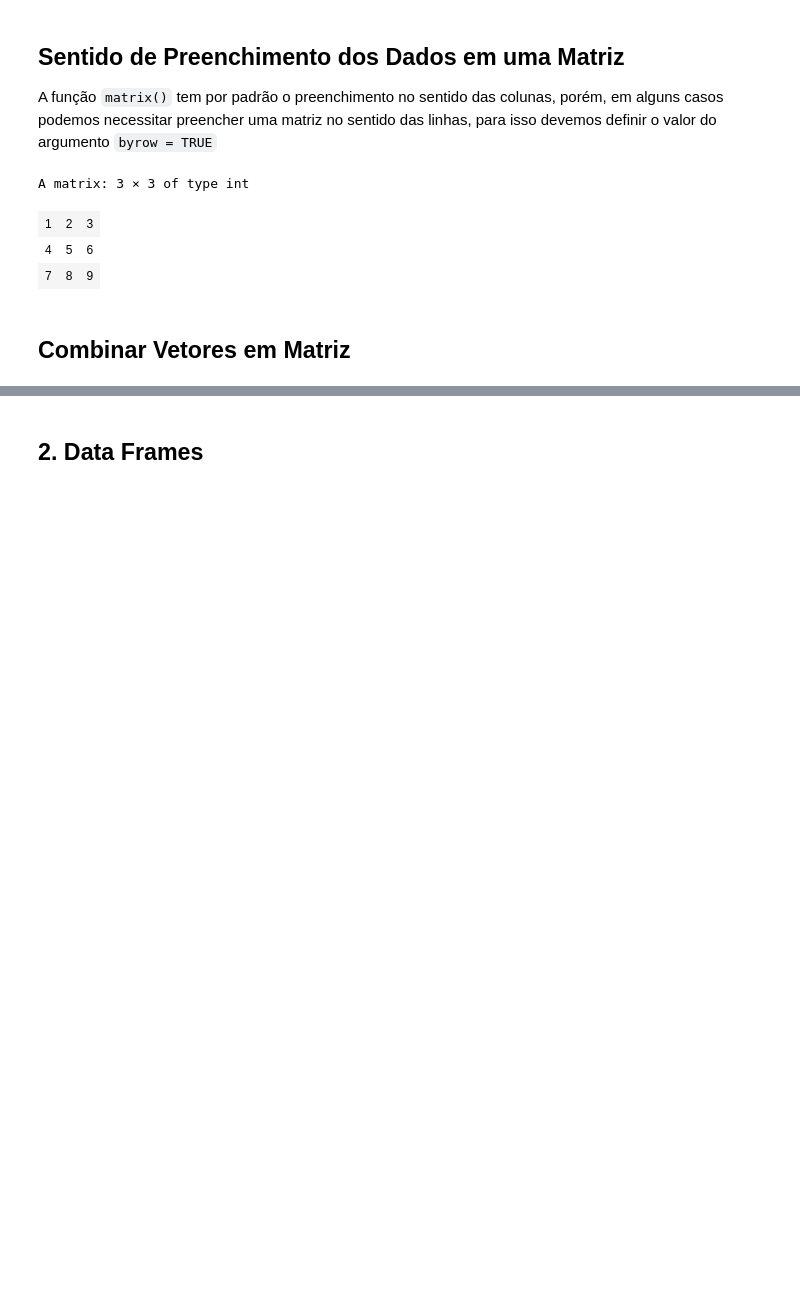
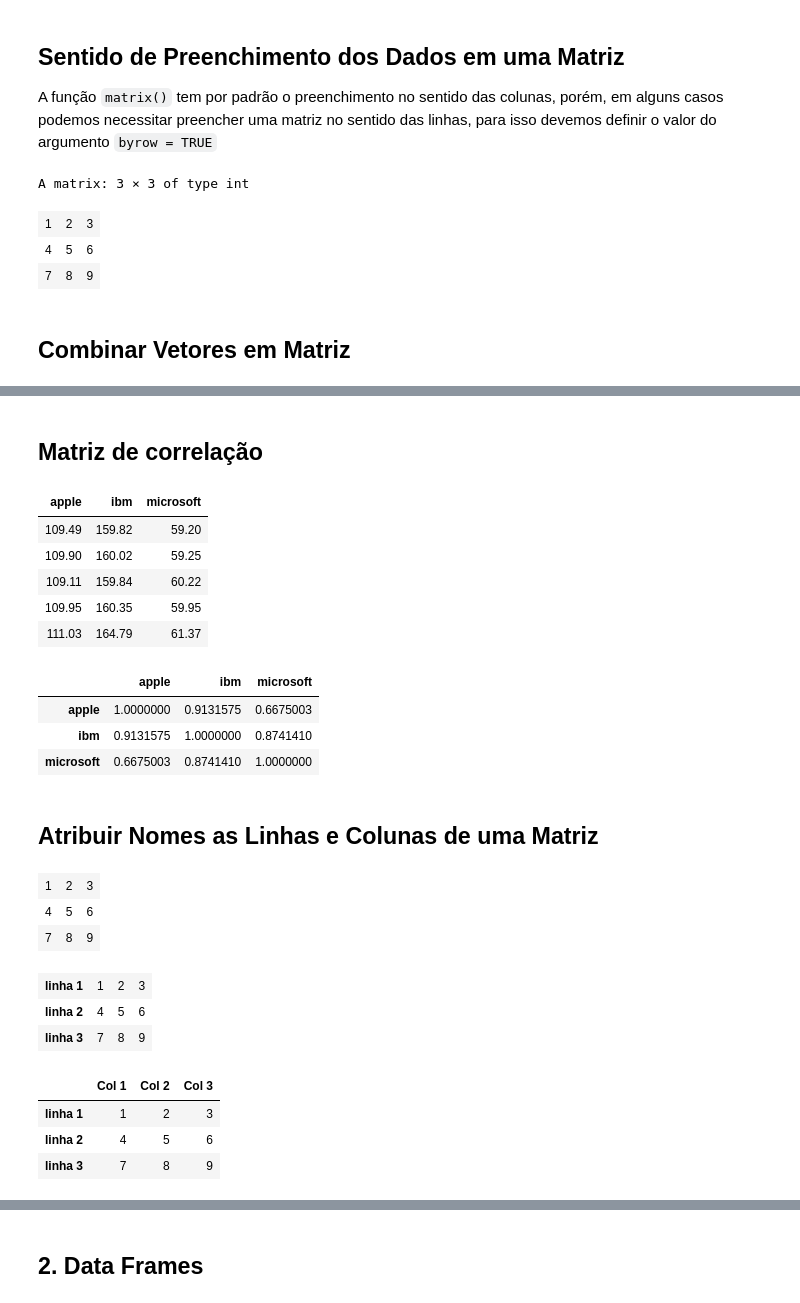
Before and after one commit to robson-cruz/Introducao_Analise_Dados_R, a Jupyter notebook: Modulo_1_Introducao_Linguagem_R_Aula_3.ipynb, the cells around one changed output, grey strips where cells are left out. Drawn from its saved outputs; the diff is of its cells as text; code cells hidden in the pictures; blank space fills up the shorter version.

```diff
--- a/Modulo_1_Introducao_Linguagem_R_Aula_3.ipynb
+++ b/Modulo_1_Introducao_Linguagem_R_Aula_3.ipynb
@@ -64,2 +63,30 @@ A matrix: 2 × 5 of type dbl
 | apple | 109.49 | 109.90 | 109.11 | 109.95 | 111.03 |
 | ibm | 159.82 | 160.02 | 159.84 | 160.35 | 164.79 |
+# %% [markdown]
+## Matriz de correlação
+# %%
+acoes <- cbind(apple, ibm, microsoft)
+acoes
+# %% [output]
+| apple | ibm | microsoft |
+| 109.49 | 159.82 | 59.20 |
+| 109.90 | 160.02 | 59.25 |
+| 109.11 | 159.84 | 60.22 |
+| 109.95 | 160.35 | 59.95 |
+| 111.03 | 164.79 | 61.37 |
+# %%
+cor(acoes)
+# %% [output]
+|  | apple | ibm | microsoft |
+| apple | 1.0000000 | 0.9131575 | 0.6675003 |
+| ibm | 0.9131575 | 1.0000000 | 0.8741410 |
+| microsoft | 0.6675003 | 0.8741410 | 1.0000000 |
+# %% [markdown]
+## Atribuir Nomes as Linhas e Colunas de uma Matriz
+# %%
+matriz <- matrix(1:9, nrow = 3, ncol = 3, byrow = TRUE)
+matriz
+# %% [output]
+| 1 | 2 | 3 |
+| 4 | 5 | 6 |
+| 7 | 8 | 9 |
@@ -65,0 +96,6 @@ A matrix: 2 × 5 of type dbl
+# %%
+matriz
+# %% [output]
+| linha 1 | 1 | 2 | 3 |
+| linha 2 | 4 | 5 | 6 |
+| linha 3 | 7 | 8 | 9 |
@@ -65,0 +105,7 @@ A matrix: 2 × 5 of type dbl
+# %%
+matriz
+# %% [output]
+|  | Col 1 | Col 2 | Col 3 |
+| linha 1 | 1 | 2 | 3 |
+| linha 2 | 4 | 5 | 6 |
+| linha 3 | 7 | 8 | 9 |
```
Also changed, not shown: parts of 13 cells of this notebook.
